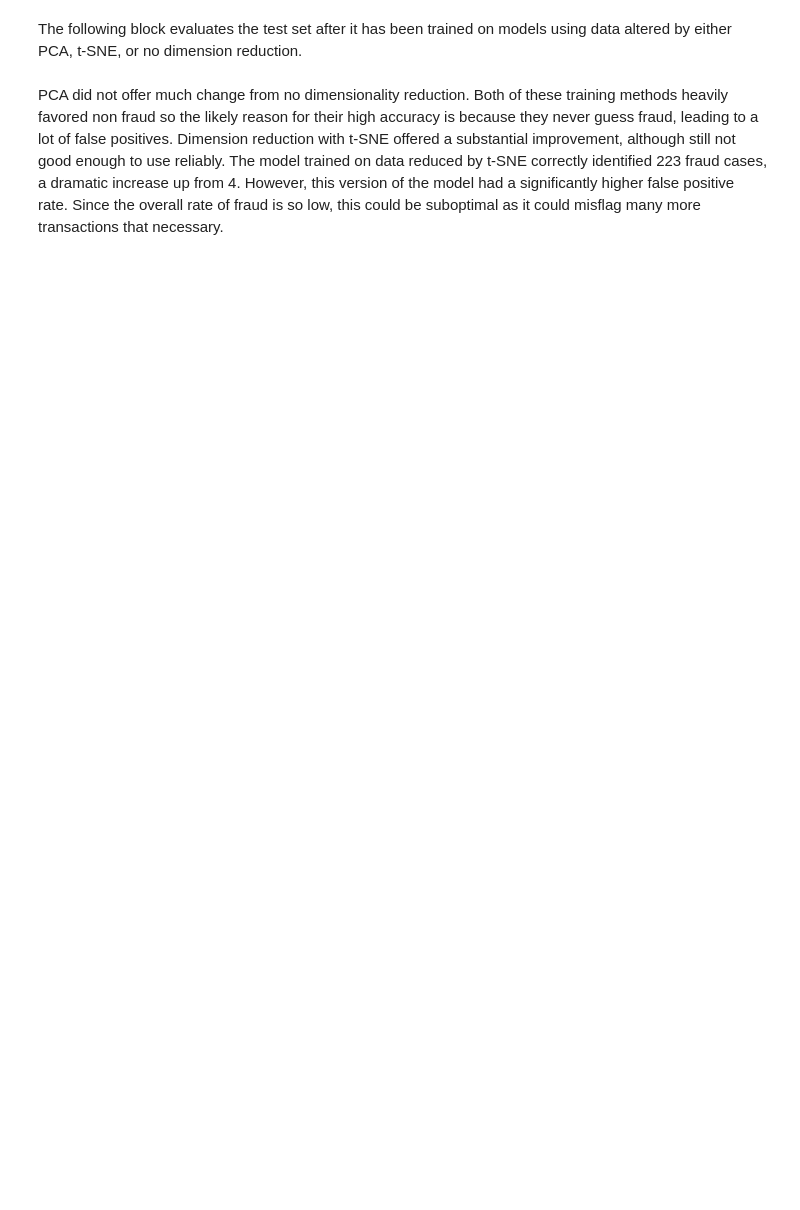
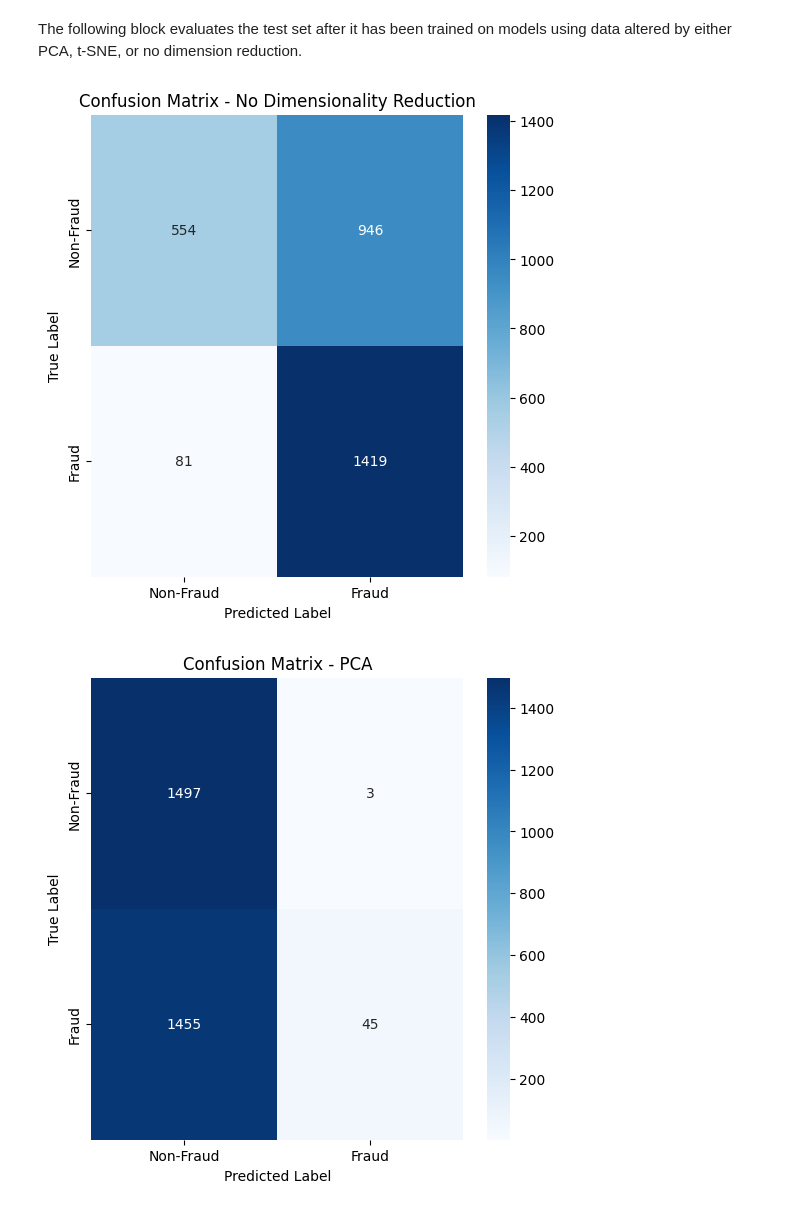
Before and after one commit to rrangelvargas/INM701, a Jupyter notebook: src/maingmm.ipynb, the cells around one changed output. Cells and saved outputs as stored; diff of their text form; code cells hidden in the pictures; blank space fills up the shorter version.

```diff
--- a/src/maingmm.ipynb
+++ b/src/maingmm.ipynb
@@ -419,2 +554,48 @@ for method, cm in test_conf_matrices.items():
-# %% [markdown]
-PCA did not offer much change from no dimensionality reduction. Both of these training methods heavily favored non fraud so the likely reason for their high accuracy is because they never guess fraud, leading to a lot of false positives. Dimension reduction with t-SNE offered a substantial improvement, although still not good enough to use reliably. The model trained on data reduced by t-SNE correctly identified 223 fraud cases, a dramatic increase up from 4. However, this version of the model had a significantly higher false positive rate. Since the overall rate of fraud is so low, this could be suboptimal as it could misflag many more transactions that necessary.
+# %%
+# split the dataset into training and testing sets
+X_train, X_test, y_train, y_test = train_test_split(
+    X_scaled, y, test_size=0.3, random_state=42, stratify=y
+)
+
+# evaluate test sets and store results
+methods = ["No Dimensionality Reduction", "PCA", "t-SNE"]
+test_conf_matrices = {}
+reduced_test_sets = {}
+test_clusters_results = {}
+
+for method in methods:
+    if method == "No Dimensionality Reduction":
+        cm, _, _ = evaluate_on_test_set(
+            X_train, y_train, X_test, y_test,
+            method=None
+        )
+    elif method == "PCA":
+        cm, X_test_reduced, test_clusters = evaluate_on_test_set(
+            X_train, y_train, X_test, y_test,
+            method="PCA",
+            pca_threshold=best_pca_threshold,
+            pca_clusters=best_pca_clusters
+        )
+        reduced_test_sets[method] = X_test_reduced
+        test_clusters_results[method] = test_clusters
+    elif method == "t-SNE":
+        cm, X_test_reduced, test_clusters = evaluate_on_test_set(
+            X_train, y_train, X_test, y_test,
+            method="t-SNE",
+            tsne_perplexity=best_tsne_perplexity,
+            tsne_clusters=best_tsne_clusters
+        )
+        reduced_test_sets[method] = X_test_reduced
+        test_clusters_results[method] = test_clusters
+    else:
+        raise ValueError(f"Unknown method: {method}")
+
+    test_conf_matrices[method] = cm  # store confusion matrices
+
+
+# generate heatmaps for the confusion matrices
+for method, cm in test_conf_matrices.items():
+    plot_conf_matrix(cm, title=f"Confusion Matrix - {method}")
+# %% [output]
+[figure, added]
+[figure, added]
```
Also changed, not shown: parts of 29 cells of this notebook, 1 other file.
